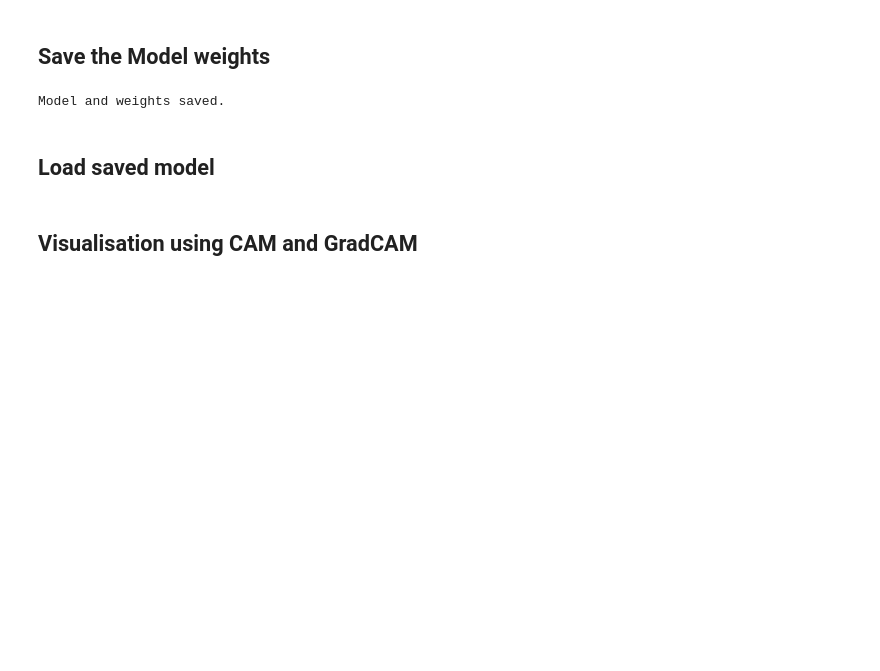
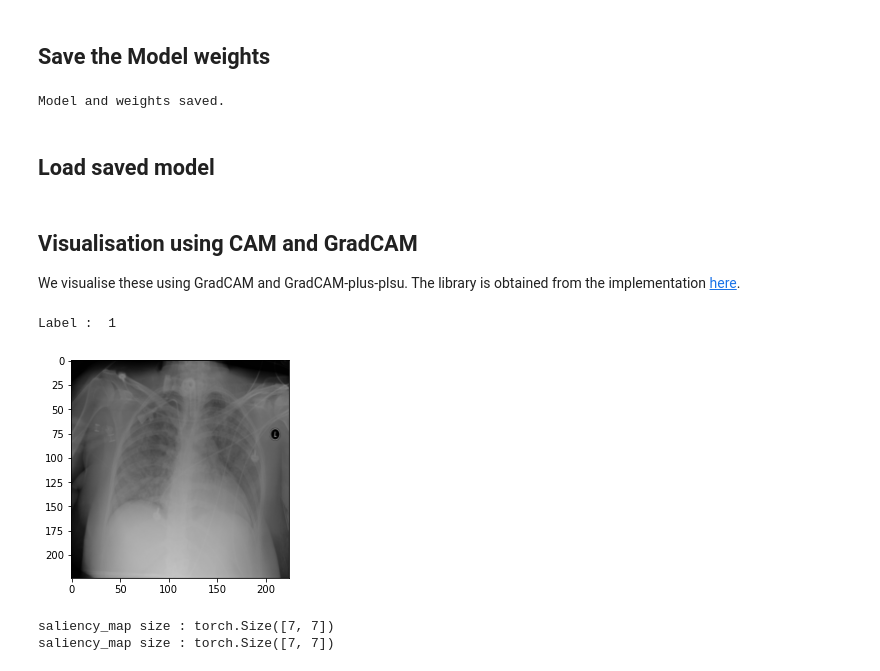
Before and after one commit to n-akram/SafeML, a Jupyter notebook: Implementation_in_Python/Examples/PneumoniaDetection/PneumoniaDetection.ipynb, the cells around one changed output. Drawn from its saved outputs; the diff is of its cells as text; code cells hidden in the pictures; blank space fills up the shorter version.

Commit message:
Added gradcam
Added gradcam function. Testing pending.

```diff
--- a/Implementation_in_Python/Examples/PneumoniaDetection/PneumoniaDetection.ipynb
+++ b/Implementation_in_Python/Examples/PneumoniaDetection/PneumoniaDetection.ipynb
@@ -300,5 +300,3 @@ Model and weights saved.
 ## Load saved model
 # %%
 model = torch.load('model/model.pth')
-# %% [markdown]
-## Visualisation using CAM and GradCAM
@@ -306,0 +303,3 @@ model = torch.load('model/model.pth')
+# %% [markdown]
+## Visualisation using CAM and GradCAM
+We visualise these using GradCAM and GradCAM-plus-plsu. The library is obtained from the implementation [here](https://github.com/1Konny/gradcam_plus_plus-pytorch).
@@ -306,0 +313,9 @@ model = torch.load('model/model.pth')
+# %%
+# Load test image
+pil_img, label = next(image)
+pil_img = np.transpose(pil_img, (1, 2, 0))
+plt.imshow(pil_img)
+print("Label : ", label)
+# %% [output]
+Label :  1
+[figure, added]
@@ -306,0 +327,10 @@ model = torch.load('model/model.pth')
+# %%
+cam_dict = dict()
+
+resnet_model_dict = dict(type='resnet', arch=model, layer_name='layer4', input_size=(224, 224))
+resnet_gradcam = GradCAM(resnet_model_dict, True)
+resnet_gradcampp = GradCAMpp(resnet_model_dict, True)
+cam_dict['resnet'] = [resnet_gradcam, resnet_gradcampp]
+# %% [output]
+saliency_map size : torch.Size([7, 7])
+saliency_map size : torch.Size([7, 7])
```
Also changed, not shown: parts of 7 cells of this notebook, 2 other files.
